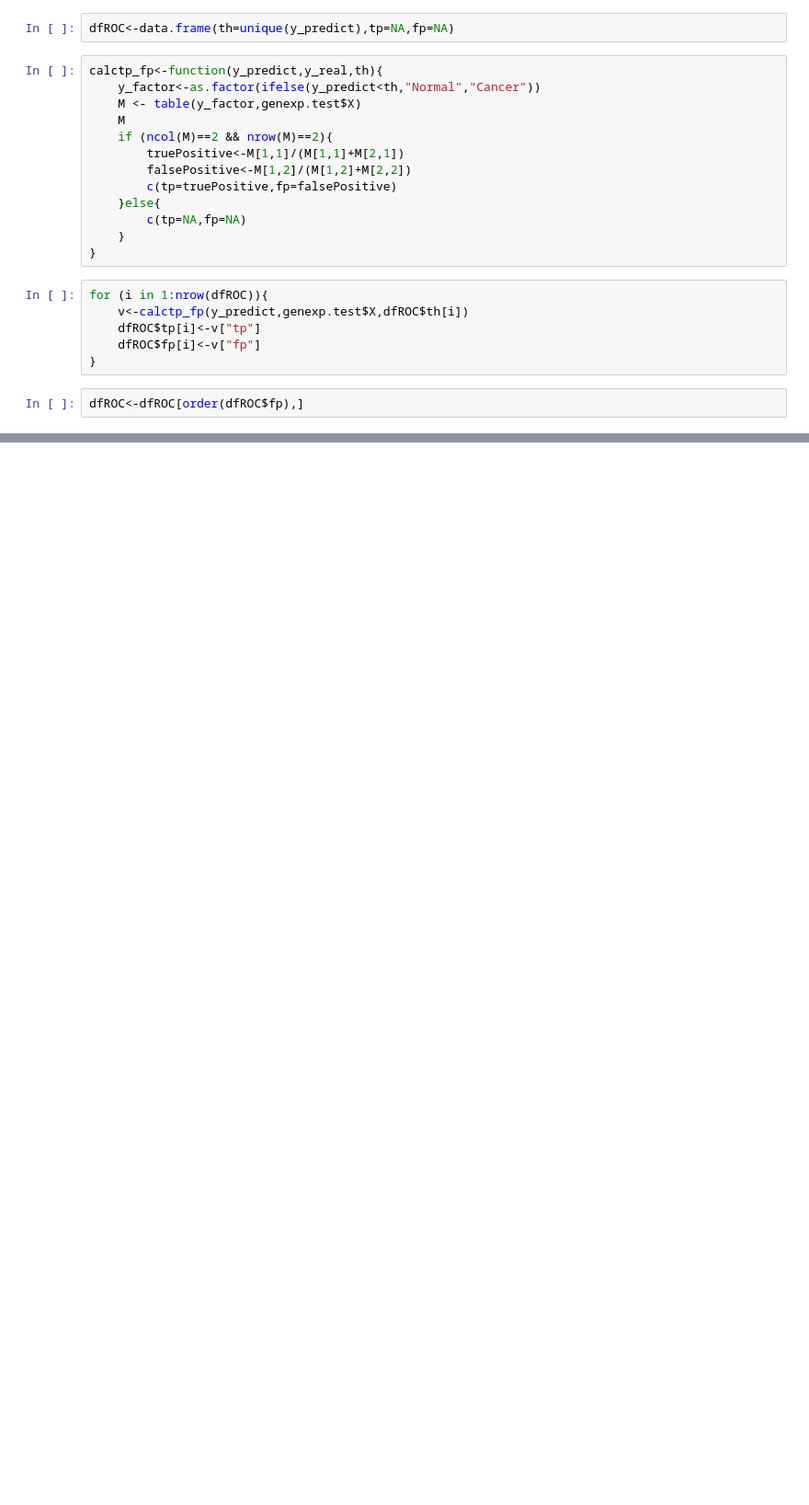
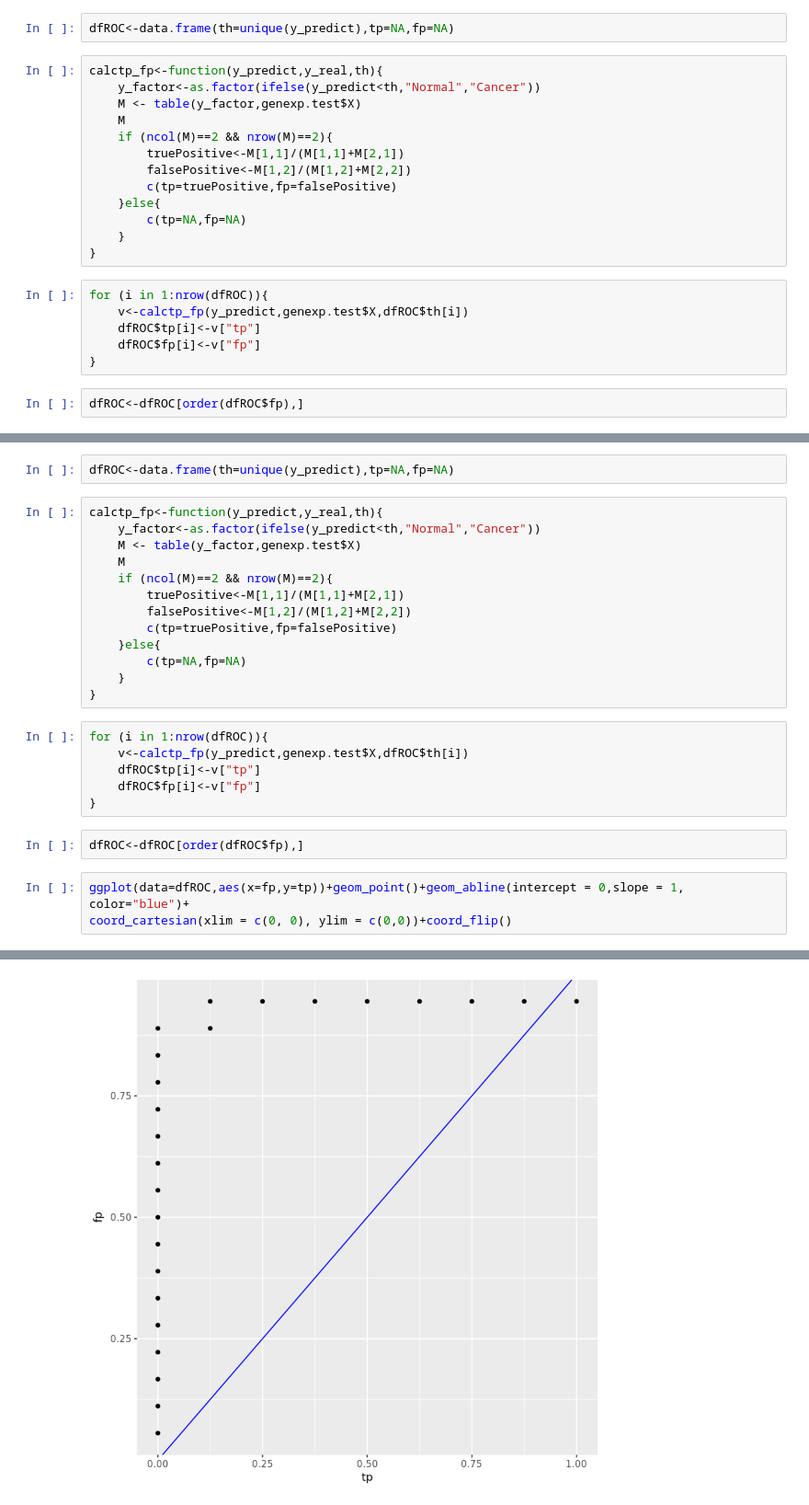
Before and after one commit to rventas/data-mining-101, a Jupyter notebook: Practica_Raquel.ipynb, the cells around one changed output, grey strips where cells are left out. Shown at 92% size. Saved outputs shown, nothing was run; the diff lists cells and outputs as text; blank space fills up the shorter version.

```diff
--- a/Practica_Raquel.ipynb
+++ b/Practica_Raquel.ipynb
@@ -453,0 +535,27 @@ Parece que la curva ROC de este modelo mejora un poco a la del modelo anterior.
+# %%
+dfROC<-data.frame(th=unique(y_predict),tp=NA,fp=NA)
+# %%
+calctp_fp<-function(y_predict,y_real,th){
+    y_factor<-as.factor(ifelse(y_predict<th,"Normal","Cancer"))
+    M <- table(y_factor,genexp.test$X)
+    M
+    if (ncol(M)==2 && nrow(M)==2){
+        truePositive<-M[1,1]/(M[1,1]+M[2,1])
+        falsePositive<-M[1,2]/(M[1,2]+M[2,2])
+        c(tp=truePositive,fp=falsePositive)
+    }else{
+        c(tp=NA,fp=NA)
+    }
+}
+# %%
+for (i in 1:nrow(dfROC)){
+    v<-calctp_fp(y_predict,genexp.test$X,dfROC$th[i])
+    dfROC$tp[i]<-v["tp"]
+    dfROC$fp[i]<-v["fp"]
+}
+# %%
+dfROC<-dfROC[order(dfROC$fp),]
+# %%
+ggplot(data=dfROC,aes(x=fp,y=tp))+geom_point()+geom_abline(intercept = 0,slope = 1, color="blue")+
+coord_cartesian(xlim = c(0, 0), ylim = c(0,0))+coord_flip()
+# %% [output]
@@ -453,0 +564 @@ Parece que la curva ROC de este modelo mejora un poco a la del modelo anterior.
+[figure, added]
```
Also changed, not shown: parts of 31 cells of this notebook.
